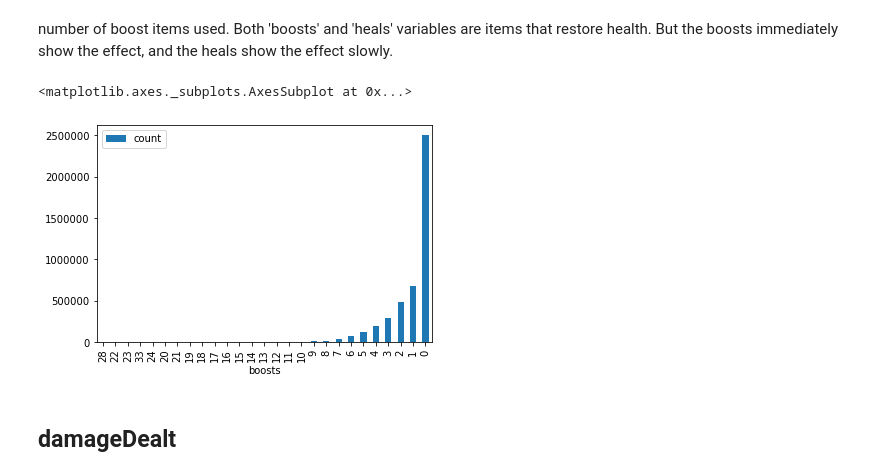
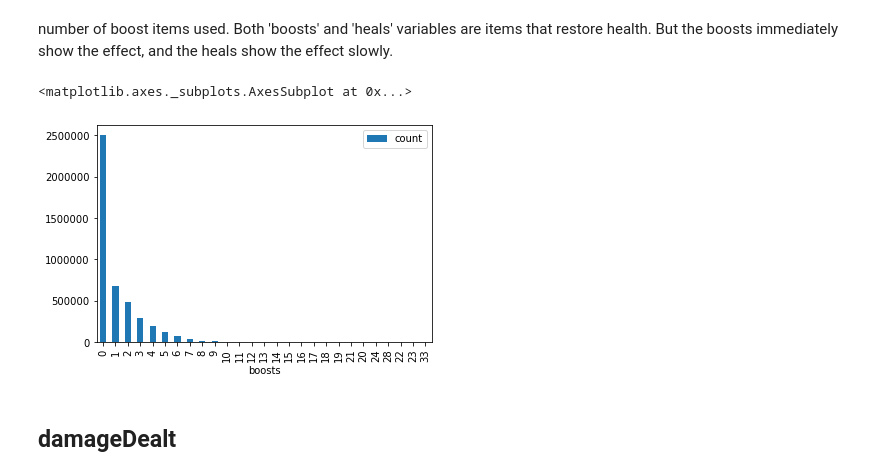
Before and after one commit to Checco9811/Distributed-Data-Analysis-and-Mining, a Jupyter notebook: General Preprocessing.ipynb, the cells around one changed output. Cells and saved outputs as stored; diff of their text form; code cells hidden in the pictures.

```diff
--- a/General Preprocessing.ipynb
+++ b/General Preprocessing.ipynb
@@ -346,10 +465,10 @@ cross_tab.plot.bar(stacked=True)
 # %% [markdown]
 number of boost items used. Both 'boosts' and 'heals' variables are items that restore health. But the boosts immediately show the effect, and the heals show the effect slowly.
 # %%
-data.groupBy('boosts').count().orderBy('count').toPandas().set_index('boosts').plot(kind='bar')
+data.groupBy('boosts').count().orderBy(col('count').desc()).toPandas().set_index('boosts').plot(kind='bar')
 # %% [output]
 <matplotlib.axes._subplots.AxesSubplot at 0x...>
-[figure, old version]
+[figure, new version]
 # %% [markdown]
 ## damageDealt
 # %% [markdown]
```
Also changed, not shown: parts of 29 cells of this notebook.
